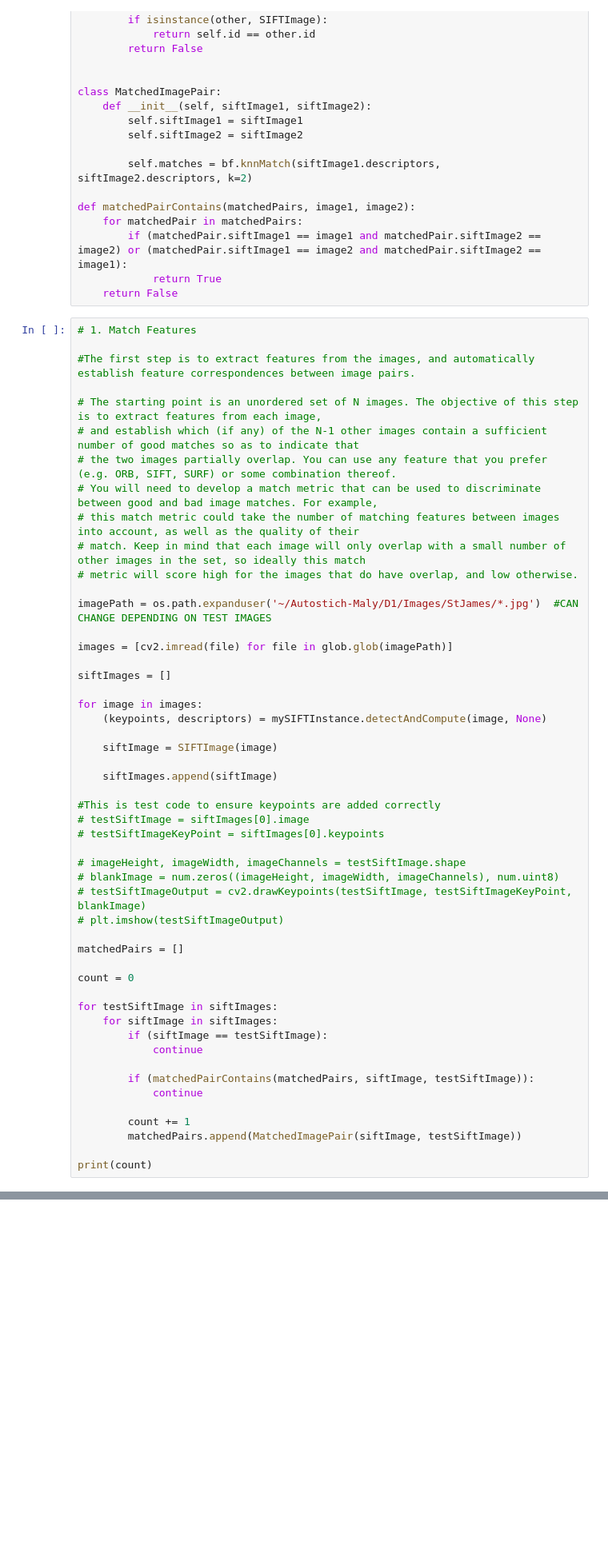
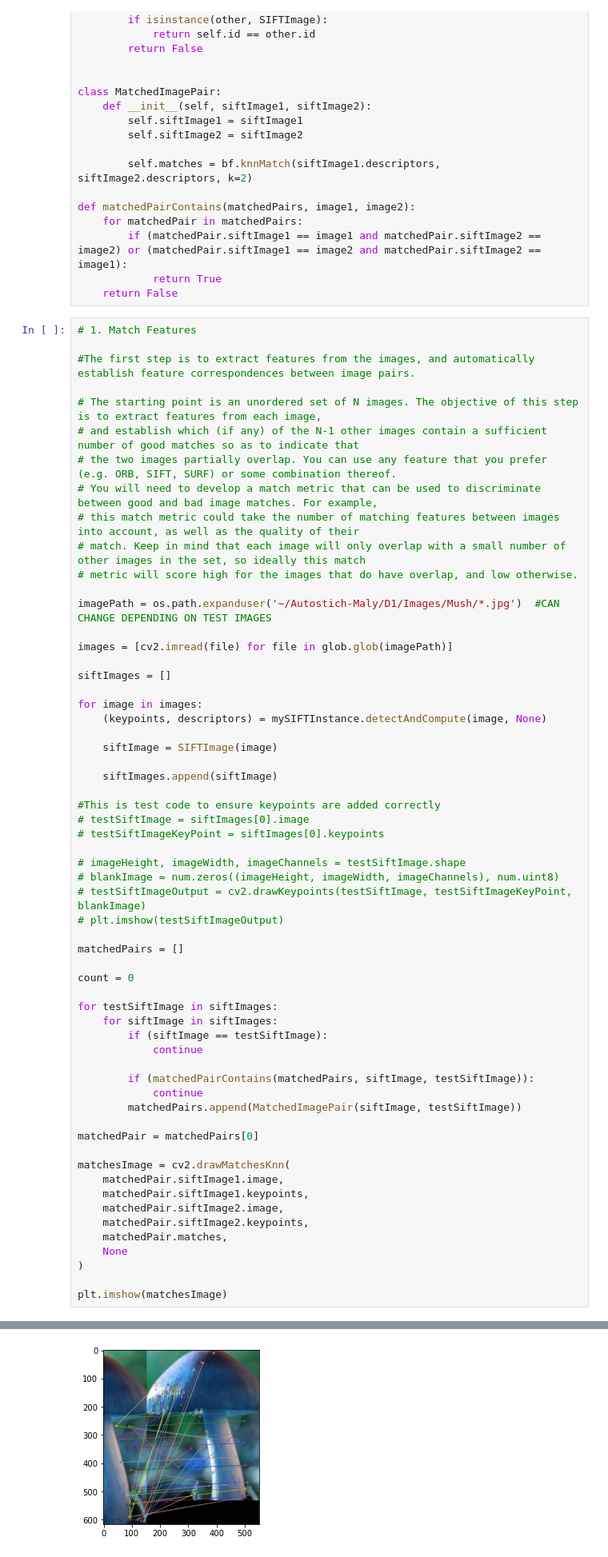
Before and after one commit to martinmaly21/AutoStitch-Maly, a Jupyter notebook: D1/Code/autostich.ipynb, the cells around one changed output, grey strips where cells are left out. Shown at 80% size. Drawn from its saved outputs; the diff is of its cells as text; blank space fills up the shorter version.

Commit message:
Matches now displayed

```diff
--- a/D1/Code/autostich.ipynb
+++ b/D1/Code/autostich.ipynb
@@ -51,7 +51,7 @@ def matchedPairContains(matchedPairs, image1, image2):
 # match. Keep in mind that each image will only overlap with a small number of other images in the set, so ideally this match
 # metric will score high for the images that do have overlap, and low otherwise.
 
-imagePath = os.path.expanduser('~/Autostich-Maly/D1/Images/StJames/*.jpg')  #CAN CHANGE DEPENDING ON TEST IMAGES
+imagePath = os.path.expanduser('~/Autostich-Maly/D1/Images/Mush/*.jpg')  #CAN CHANGE DEPENDING ON TEST IMAGES
 
 images = [cv2.imread(file) for file in glob.glob(imagePath)]
 
@@ -84,9 +84,18 @@ for testSiftImage in siftImages:
 
         if (matchedPairContains(matchedPairs, siftImage, testSiftImage)):
             continue
-
-        count += 1
         matchedPairs.append(MatchedImagePair(siftImage, testSiftImage))
 
-print(count)
+matchedPair = matchedPairs[0]
+
+matchesImage = cv2.drawMatchesKnn(
+    matchedPair.siftImage1.image,
+    matchedPair.siftImage1.keypoints,
+    matchedPair.siftImage2.image,
+    matchedPair.siftImage2.keypoints,
+    matchedPair.matches,
+    None
+)
+
+plt.imshow(matchesImage)
 # %% [output]
@@ -94,3 +103,4 @@ print(count)
+[figure, added]
 # %%
 #this stores an array of comparisons that have aalready been performed
 #in order to prevent 'b' being tested with 'a', if 'a' had already been tested with 'b'
```
Also changed, not shown: parts of 1 cell of this notebook.
